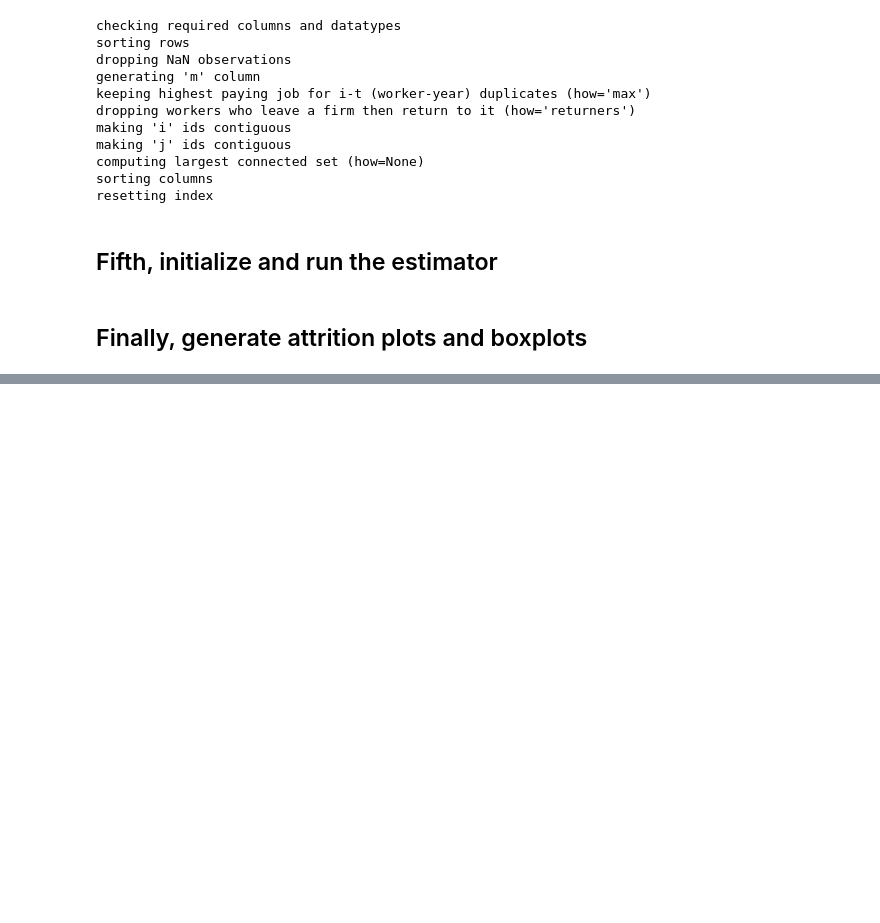
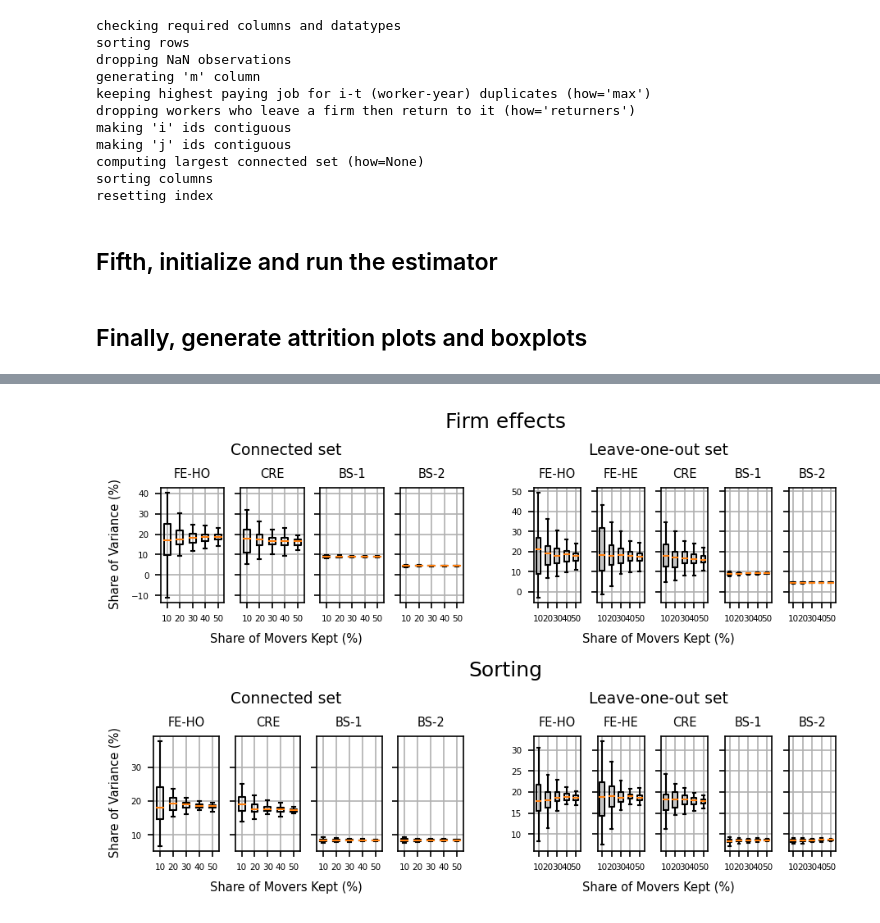
Before and after one commit to tlamadon/pytwoway, a Jupyter notebook: docs/source/notebooks/attrition_example.ipynb, the cells around one changed output, grey strips where cells are left out. Cells and saved outputs as stored; diff of their text form; code cells hidden in the pictures; blank space fills up the shorter version.

```diff
--- a/docs/source/notebooks/attrition_example.ipynb
+++ b/docs/source/notebooks/attrition_example.ipynb
@@ -125,0 +133,5 @@ tw_attrition.boxplots()
+# %%
+# Boxplots
+tw_attrition.boxplots(fe=False)
+# %% [output]
+[figure, added]
```
Also changed, not shown: parts of 5 cells of this notebook, 3 other files.
